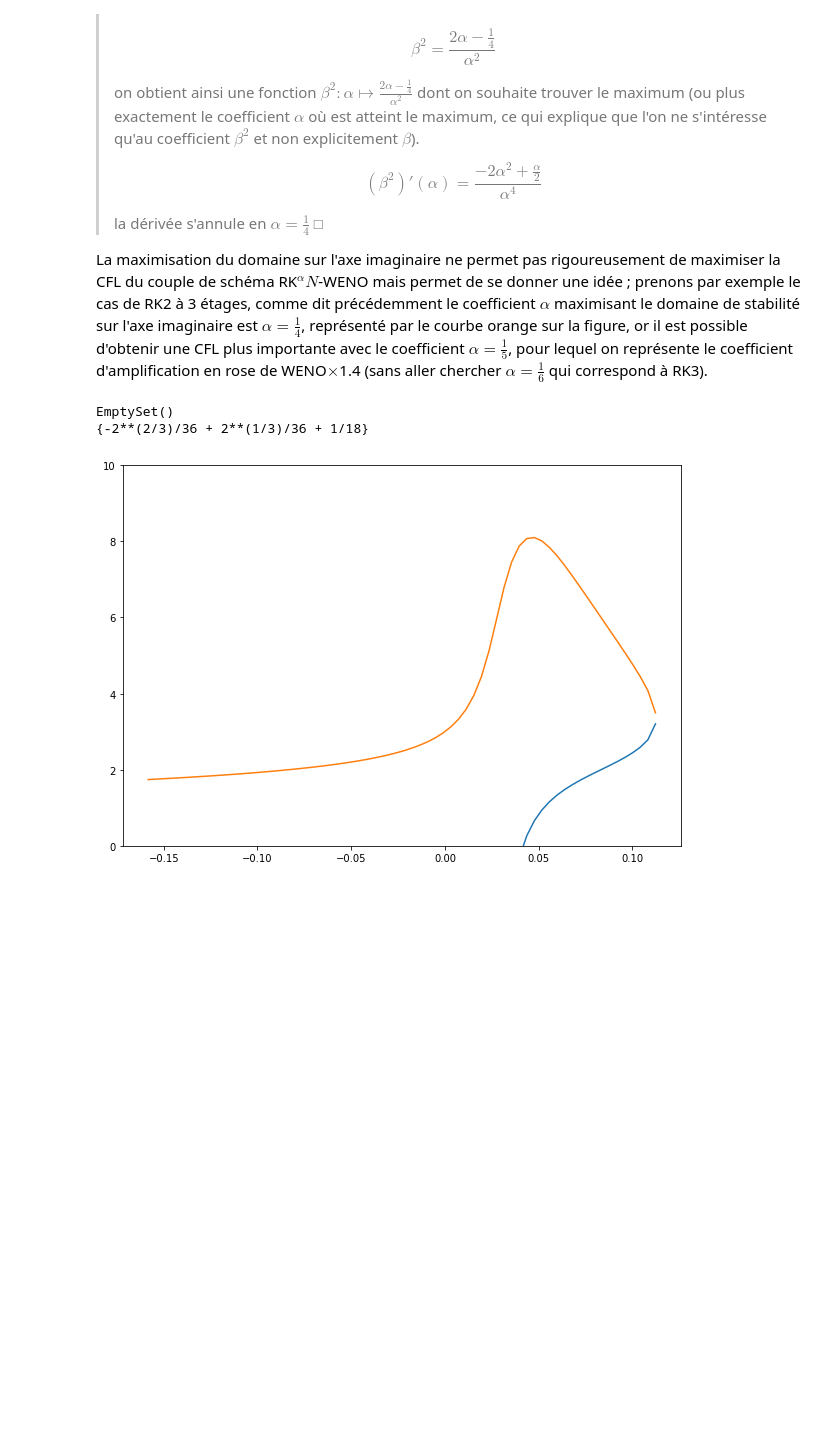
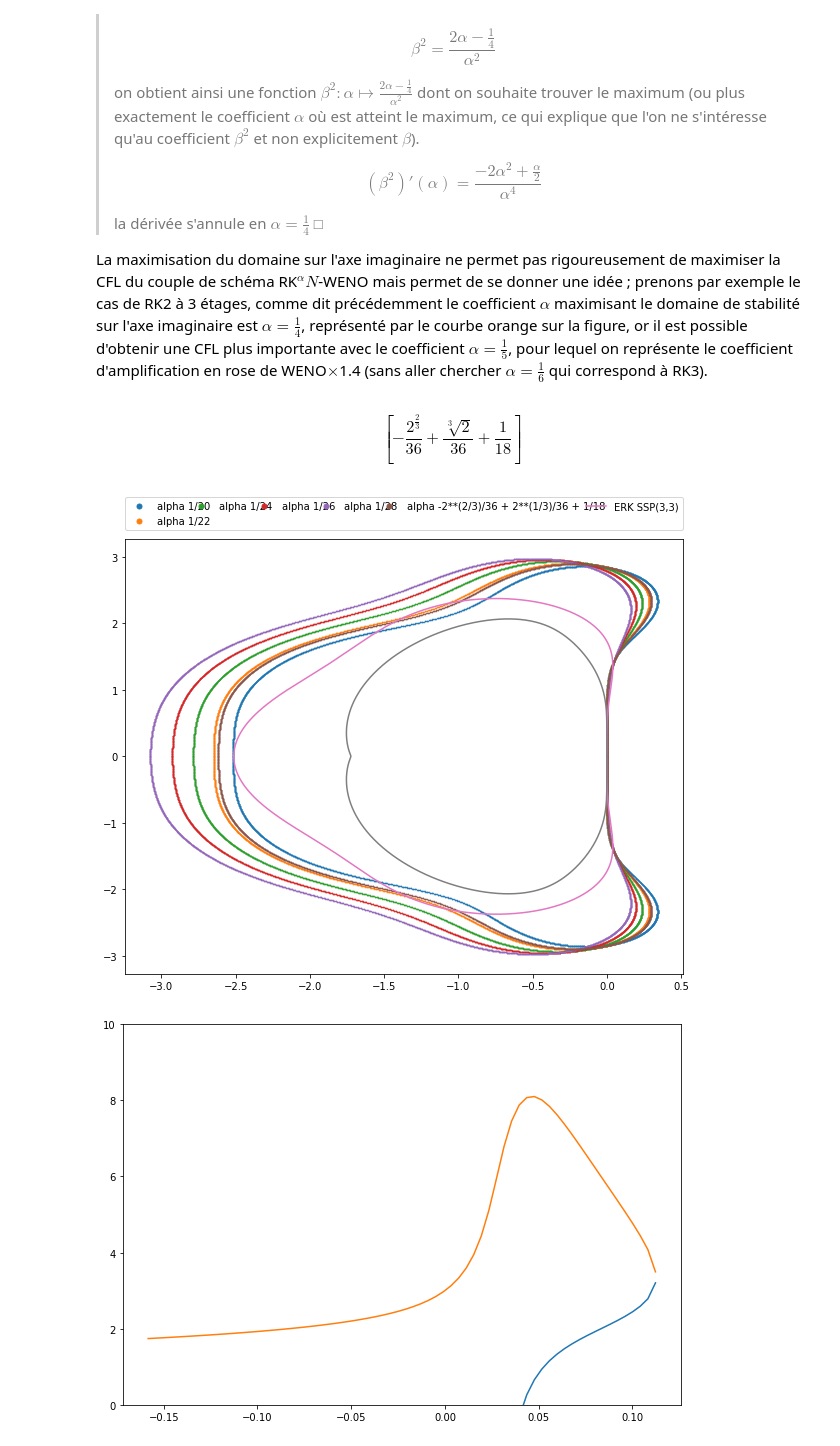
Before and after one commit to kivvix/miMaS, a Jupyter notebook: cfl_weno/cfl.ipynb, the cells around one changed output. Drawn from its saved outputs; the diff is of its cells as text; code cells hidden in the pictures; blank space fills up the shorter version.

```diff
--- a/cfl_weno/cfl.ipynb
+++ b/cfl_weno/cfl.ipynb
@@ -610,6 +610,7 @@ On remarque qu'il est possible d'avoir une partie réelle positive avec un RK2
 
 Nous nous intéressons maintenant à maximiser la portion sur l'axe imaginaire.
 # %%
+p = a*z**3 + poly_carac(2)
 
 save_figsize = plt.rcParams['figure.figsize']
 msize = 1
@@ -690,11 +691,32 @@ p = poly_RKsn(n)
 #
 #x = np.linspace(0,1,1,100)
 #plt.plot(x,tmp[1](x))
+alphas = []
 for x in sp.solveset((sp.Abs(p.subs(z,beta*I))**2-1).collect(beta),beta**2)-sp.sets.FiniteSet(0):
-  print(sp.solveset(x.diff(alpha),alpha,domain=sp.S.Reals))
+  betaset = sp.solveset(x.diff(alpha),alpha,domain=sp.S.Reals)
+  if betaset != sp.EmptySet() :
+    alphas.extend(betaset)
+alphas
 # %% [output]
-EmptySet()
-{-2**(2/3)/36 + 2**(1/3)/36 + 1/18}
+$$\left [ - \frac{2^{\frac{2}{3}}}{36} + \frac{\sqrt[3]{2}}{36} + \frac{1}{18}\right ]$$
+# %%
+p = poly_RKsn(3)
+
+save_figsize = plt.rcParams['figure.figsize']
+plt.rcParams['figure.figsize'] = [10,8]
+for n in (20,22,24,26,28):
+  bn = b_poly(p.subs(a,sp.Rational(1,n)))
+  plt.plot(*reim(bn),'.',markersize=msize,label="alpha {}".format(sp.Rational(1,n)))
+
+bn = b_poly(p.subs(a,alphas[0]))
+plt.plot(*reim(bn),'.',markersize=msize,label="alpha {}".format(alphas[0]))
+plt.plot(*reim(b3),label="ERK SSP(3,3)")
+plt.legend(bbox_to_anchor=(0., 1.02, 1.,.102),loc=8,ncol=6,mode="expand",borderaxespad=0.,markerscale=10)
+plt.plot(*reim(-1.4*weno.data),label="WENO")
+plt.show()
+plt.rcParams['figure.figsize'] = save_figsize
+# %% [output]
+[figure, added]
 # %%
 tmp = []
 for x in sp.solveset(sp.Eq(sp.Abs(p.subs(z,beta*I))**2-1,0),beta):
```
Also changed, not shown: parts of 1 cell of this notebook.
